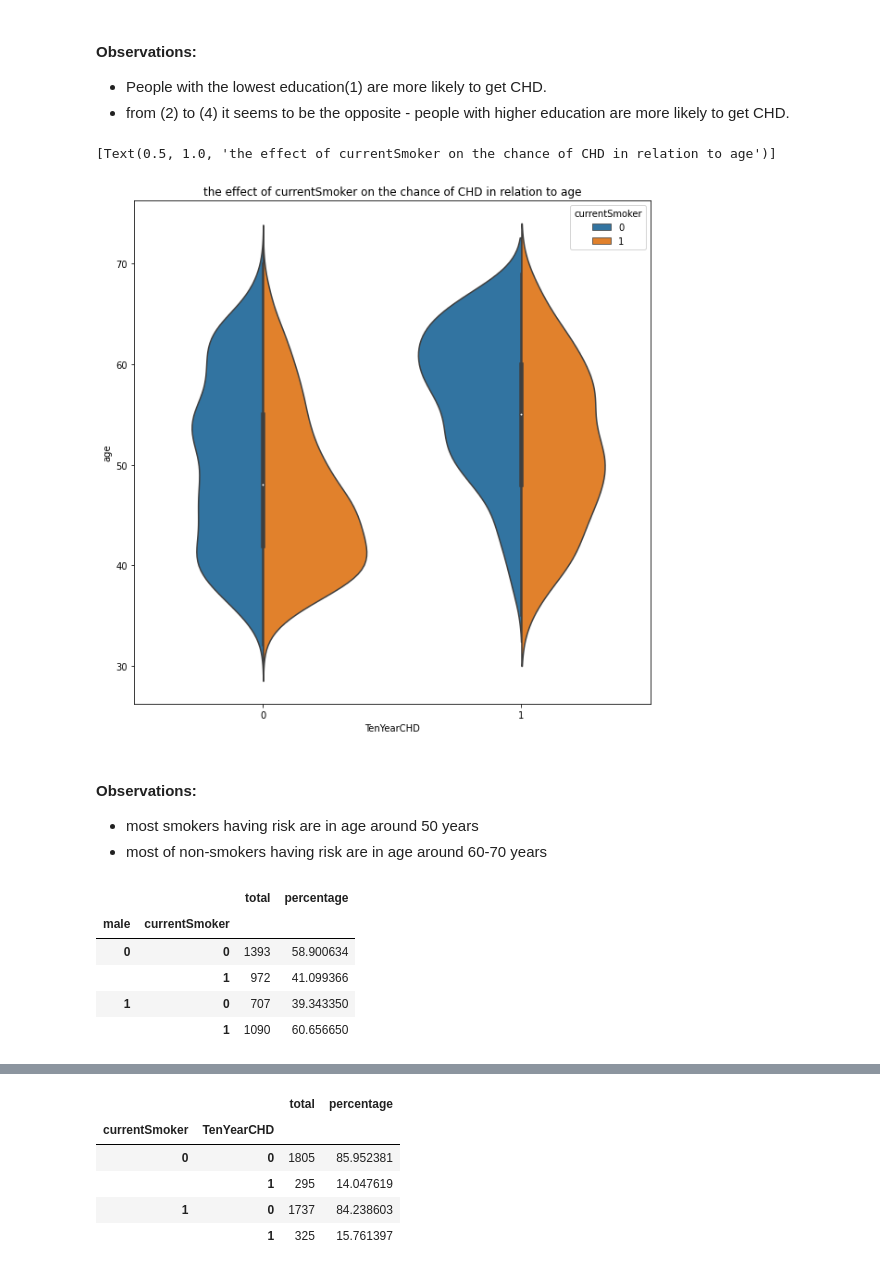
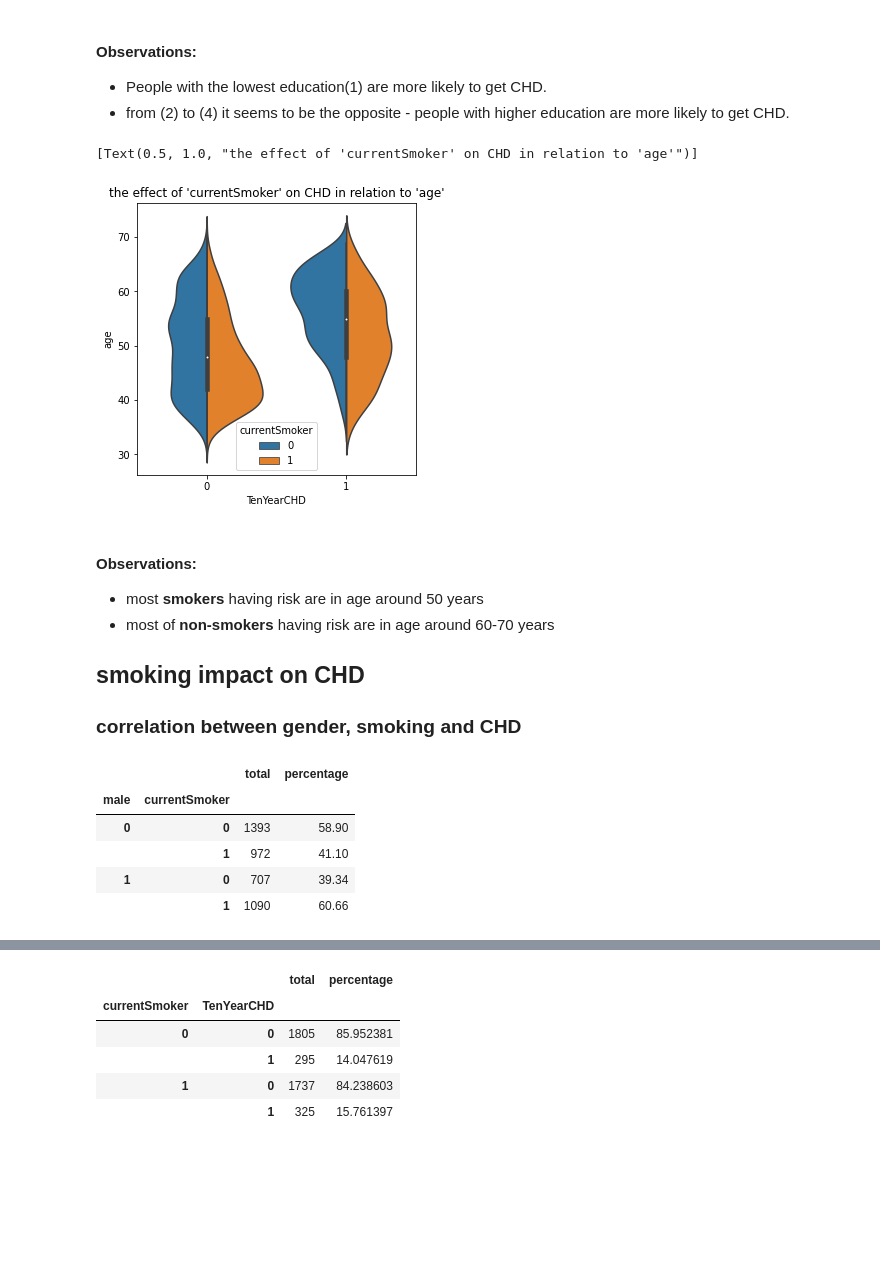
Before and after one commit to renanarimon/ml_models, a Jupyter notebook: final_project_part_3_classification.ipynb, the cells around one changed output, grey strips where cells are left out. Drawn from its saved outputs; the diff is of its cells as text; code cells hidden in the pictures; blank space fills up the shorter version.

```diff
--- a/final_project_part_3_classification.ipynb
+++ b/final_project_part_3_classification.ipynb
@@ -352,26 +336,29 @@ sns.catplot(x="education", y="TenYearCHD", kind="bar", data=df).set(title = 'the
 * from (2) to (4) it seems to be the opposite -
   people with higher education are more likely to get CHD.
 # %%
-plt.figure(figsize=(10,10))
-sns.violinplot(x='TenYearCHD', y='age', data=df, hue='currentSmoker', split=True).set(title = 'the effect of currentSmoker on the chance of CHD in relation to age')
+plt.figure(figsize=(5,5))
+sns.violinplot(x='TenYearCHD', y='age', data=df, hue='currentSmoker', split=True).set(title = "the effect of 'currentSmoker' on CHD in relation to 'age'")
 # %% [output]
-[Text(0.5, 1.0, 'the effect of currentSmoker on the chance of CHD in relation to age')]
+[Text(0.5, 1.0, "the effect of 'currentSmoker' on CHD in relation to 'age'")]
-[figure, old version]
+[figure, new version]
 # %% [markdown]
 #### Observations:
-   * most smokers having risk are in age around 50 years
-   * most of non-smokers having risk are in age around 60-70 years
+   * most **smokers** having risk are in age around 50 years
+   * most of **non-smokers** having risk are in age around 60-70 years
+
+## smoking impact on CHD
+### correlation between gender, smoking and CHD
 # %%
 total = df.groupby(['male', 'currentSmoker']).size()
-percentage = (total/df.groupby(['male']).size())*100
+percentage = round((total/df.groupby(['male']).size())*100, 2)
 df1 = pd.concat([total, percentage], axis=1, keys=['total', 'percentage'])
 df2 = df1[df1['total']>0]
 df2
 # %% [output]
 |  |  | total | percentage |
 | male | currentSmoker |  |  |
-| 0 | 0 | 1393 | 58.900634 |
-|  | 1 | 972 | 41.099366 |
-| 1 | 0 | 707 | 39.343350 |
-|  | 1 | 1090 | 60.656650 |
+| 0 | 0 | 1393 | 58.90 |
+|  | 1 | 972 | 41.10 |
+| 1 | 0 | 707 | 39.34 |
+|  | 1 | 1090 | 60.66 |
 # %%
```
Also changed, not shown: parts of 29 cells of this notebook.
